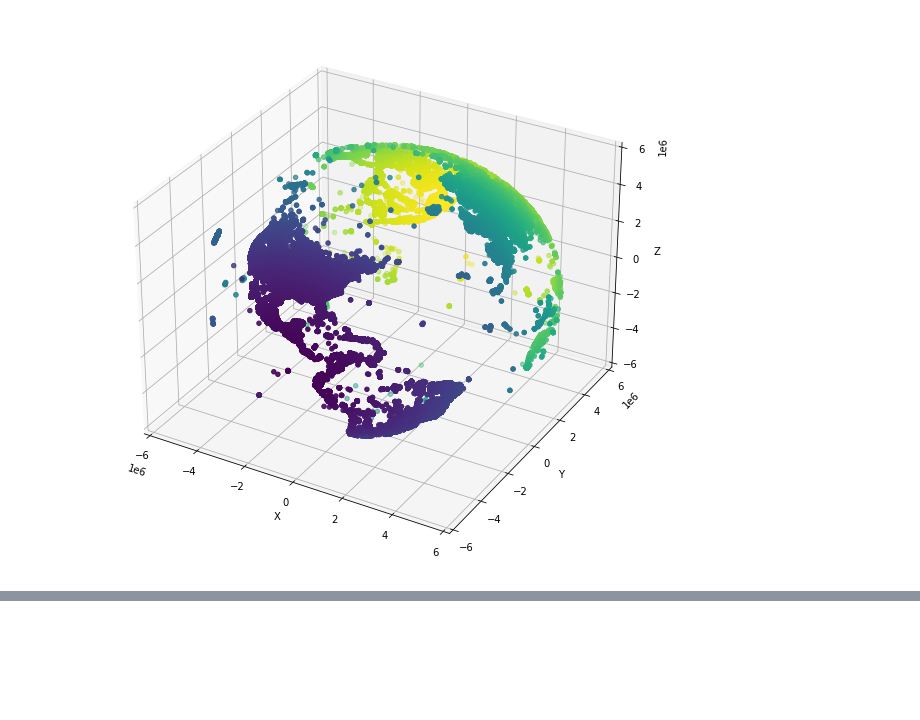
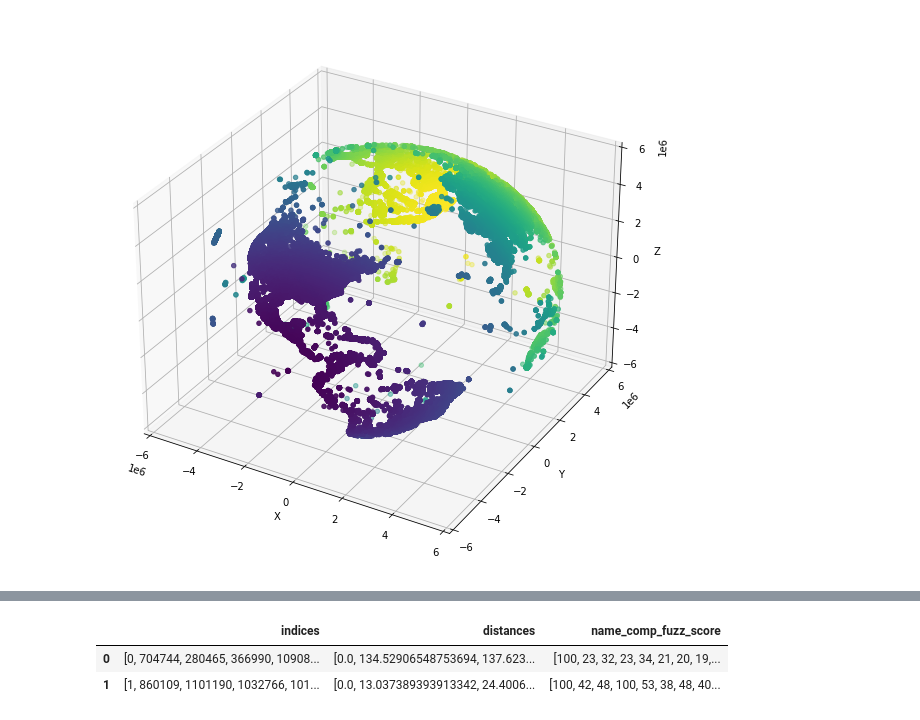
Before and after one commit to 0xjrr/foursquare-location-matching, a Jupyter notebook: fousquare_first_analysis.ipynb, the cells around one changed output, grey strips where cells are left out. Drawn from its saved outputs; the diff is of its cells as text; code cells hidden in the pictures; blank space fills up the shorter version.

```diff
--- a/fousquare_first_analysis.ipynb
+++ b/fousquare_first_analysis.ipynb
@@ -212,3 +212,9 @@ Wall time: 2min 25s
+# %%
+df[['indices', 'distances', 'name_comp_fuzz_score']].head(2)
+# %% [output]
+|  | indices | distances | name_comp_fuzz_score |
+| 0 | [0, 704744, 280465, 366990, 10908... | [0.0, 134.52906548753694, 137.623... | [100, 23, 32, 23, 34, 21, 20, 19,... |
+| 1 | [1, 860109, 1101190, 1032766, 101... | [0.0, 13.037389393913342, 24.4006... | [100, 42, 48, 100, 53, 38, 48, 40... |
 # %%
 np.apply_along_axis(
     lambda x: list(
```
Also changed, not shown: parts of 7 cells of this notebook.
